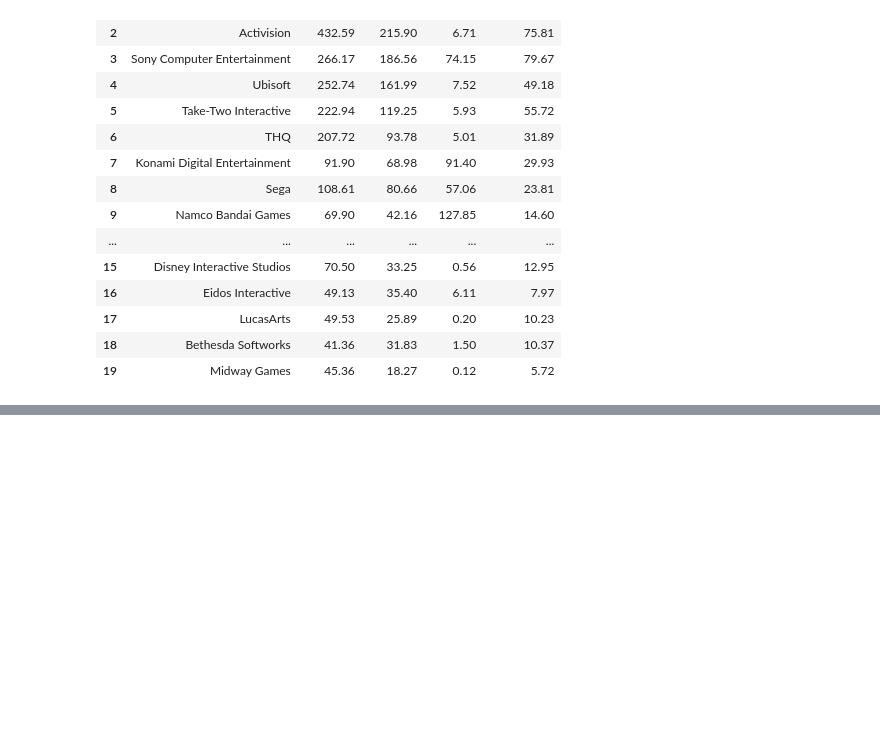
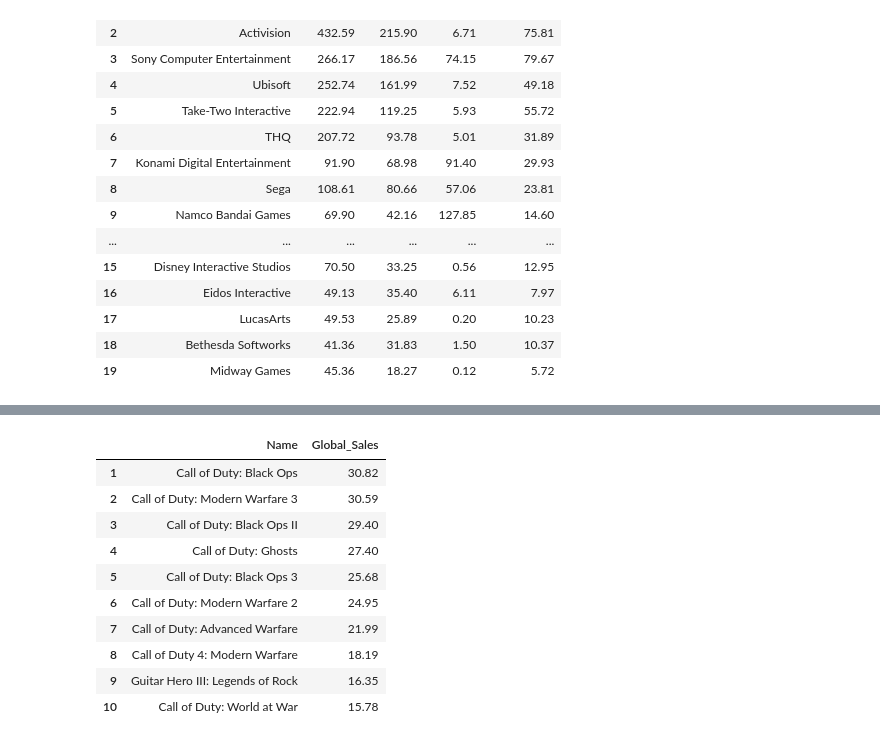
Before and after one commit to maliackgoz/py4ds-notes, a Jupyter notebook: Assignments/Assignment2/Dashboard.ipynb, the cells around one changed output, grey strips where cells are left out. Cells and saved outputs as stored; diff of their text form; code cells hidden in the pictures; blank space fills up the shorter version.

```diff
--- a/Assignments/Assignment2/Dashboard.ipynb
+++ b/Assignments/Assignment2/Dashboard.ipynb
@@ -416,0 +510,20 @@ fig3.show()
+# %%
+act_sales = publishergame_sales.loc[publishergame_sales['Publisher'] == 'Activision']
+
+act_sales = act_sales.head(10).drop(["Publisher"], axis=1)
+
+act_sales.index = range(1, len(act_sales) + 1)
+
+act_sales
+# %% [output]
+|  | Name | Global_Sales |
+| 1 | Call of Duty: Black Ops | 30.82 |
+| 2 | Call of Duty: Modern Warfare 3 | 30.59 |
+| 3 | Call of Duty: Black Ops II | 29.40 |
+| 4 | Call of Duty: Ghosts | 27.40 |
+| 5 | Call of Duty: Black Ops 3 | 25.68 |
+| 6 | Call of Duty: Modern Warfare 2 | 24.95 |
+| 7 | Call of Duty: Advanced Warfare | 21.99 |
+| 8 | Call of Duty 4: Modern Warfare | 18.19 |
+| 9 | Guitar Hero III: Legends of Rock | 16.35 |
+| 10 | Call of Duty: World at War | 15.78 |
```
Also changed, not shown: parts of 10 cells of this notebook, 2 other files.
